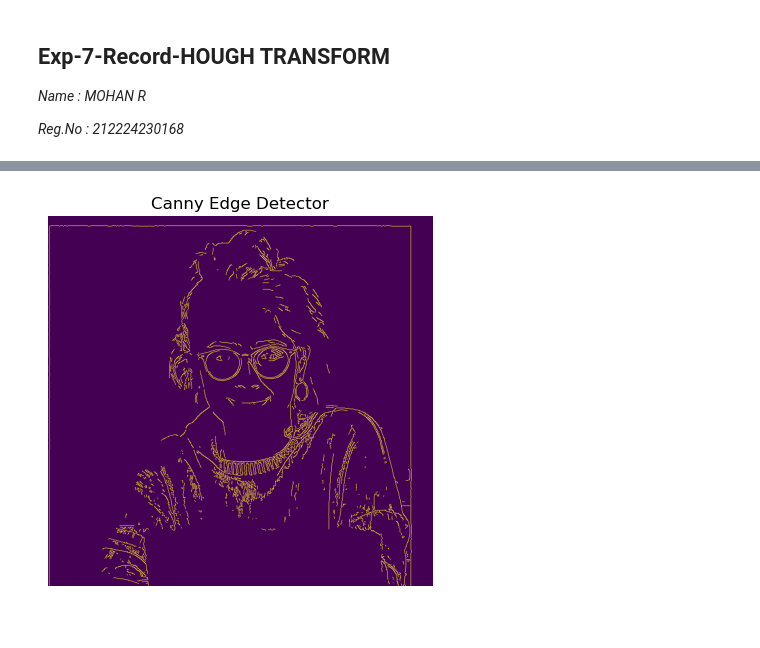
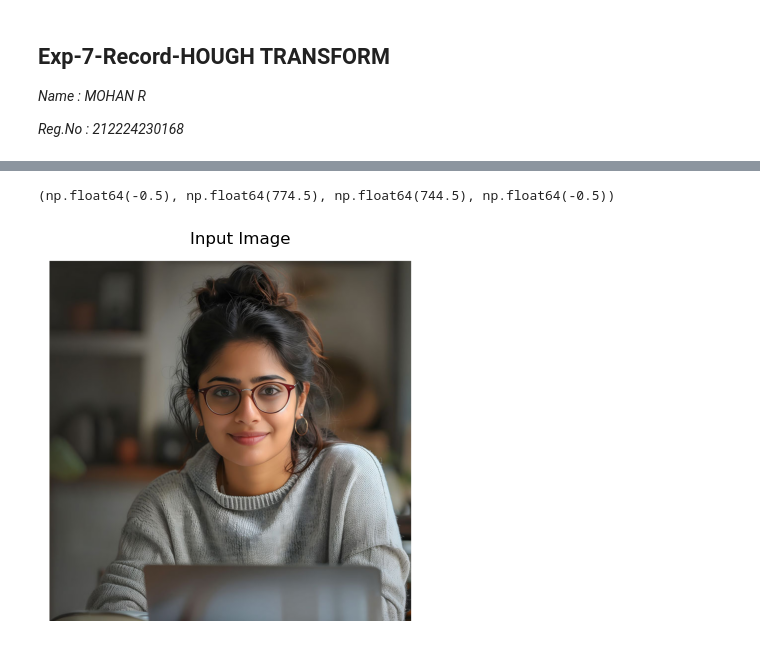
Before and after one commit to mohanr23/R-HOUGH-TRANSFORM, a Jupyter notebook: exxp7.ipynb, the cells around one changed output, grey strips where cells are left out. Saved outputs shown, nothing was run; the diff lists cells and outputs as text; code cells hidden in the pictures.

```diff
--- a/exxp7.ipynb
+++ b/exxp7.ipynb
@@ -27,15 +12,12 @@ plt.show()
 # %%
-canny=cv2.Canny(gray,100,140)
-plt.imshow(canny)
-plt.title("Canny Edge Detector")
-plt.axis("off")
-plt.show()
+gray_image = cv2.cvtColor(image, cv2.COLOR_BGR2GRAY)
-# %% [output]
-[figure, removed]
 # %%
 lines=cv2.HoughLinesP(canny,1,np.pi/180,threshold=80,minLineLength=50,maxLineGap=250)
 # %%
-for line in lines:
-    x1,y1,x2,y2=line[0]
-    cv2.line(img_c,(x1,y1),(x2,y2),(255,10,0),3)
+plt.imshow(cv2.cvtColor(image, cv2.COLOR_BGR2RGB))  # Convert image to RGB for displaying
+plt.title("Input Image")
+plt.axis('off')
+# %% [output]
+(np.float64(-0.5), np.float64(774.5), np.float64(744.5), np.float64(-0.5))
+[figure, added]
 # %%
```
Also changed, not shown: parts of 8 cells of this notebook.
